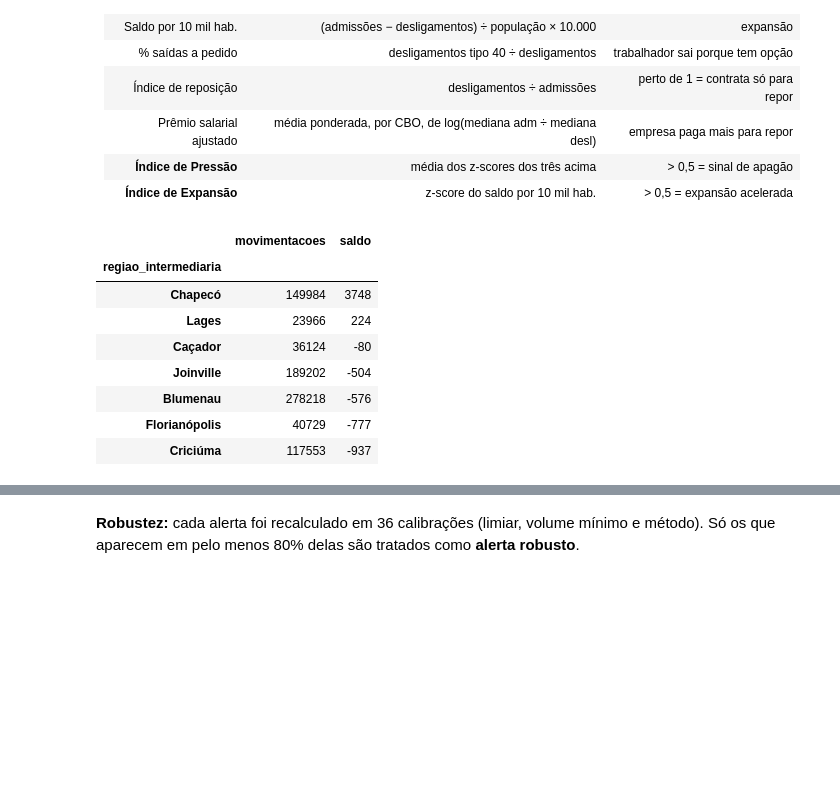
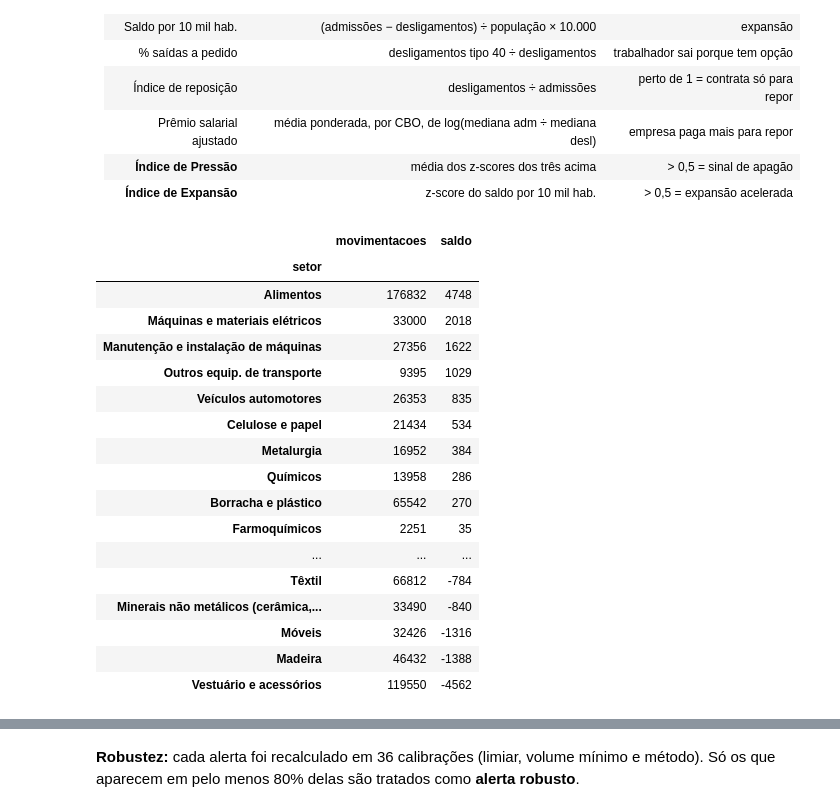
Before and after one commit to kiraabin/raio-x-industrial-sc-datathon-kirasapiens-unisenai, a Jupyter notebook: notebooks/raio_x_industria_sc.ipynb, the cells around one changed output, grey strips where cells are left out. Drawn from its saved outputs; the diff is of its cells as text; code cells hidden in the pictures; blank space fills up the shorter version.

```diff
--- a/notebooks/raio_x_industria_sc.ipynb
+++ b/notebooks/raio_x_industria_sc.ipynb
@@ -258,16 +261,25 @@ pd.crosstab(x['macrofamilia'], x['grande_grupo']).loc[:, lambda t: t.sum() > 100
 | **Índice de Expansão** | z-score do saldo por 10 mil hab. | > 0,5 = expansão acelerada |
 # %%
 saldo = lambda s: 2 * s.sum() - len(s)
-r = ind.groupby('regiao_intermediaria', observed=True)['admissao'].agg(movimentacoes='size', saldo=saldo)
-r.sort_values('saldo', ascending=False)
+s = ind.groupby('setor', observed=True)['admissao'].agg(movimentacoes='size', saldo=saldo)
+s.sort_values('saldo', ascending=False)
 # %% [output]
 |  | movimentacoes | saldo |
-| regiao_intermediaria |  |  |
-| Chapecó | 149984 | 3748 |
-| Lages | 23966 | 224 |
-| Caçador | 36124 | -80 |
-| Joinville | 189202 | -504 |
-| Blumenau | 278218 | -576 |
-| Florianópolis | 40729 | -777 |
-| Criciúma | 117553 | -937 |
+| setor |  |  |
+| Alimentos | 176832 | 4748 |
+| Máquinas e materiais elétricos | 33000 | 2018 |
+| Manutenção e instalação de máquinas | 27356 | 1622 |
+| Outros equip. de transporte | 9395 | 1029 |
+| Veículos automotores | 26353 | 835 |
+| Celulose e papel | 21434 | 534 |
+| Metalurgia | 16952 | 384 |
+| Químicos | 13958 | 286 |
+| Borracha e plástico | 65542 | 270 |
+| Farmoquímicos | 2251 | 35 |
+| ... | ... | ... |
+| Têxtil | 66812 | -784 |
+| Minerais não metálicos (cerâmica,... | 33490 | -840 |
+| Móveis | 32426 | -1316 |
+| Madeira | 46432 | -1388 |
+| Vestuário e acessórios | 119550 | -4562 |
 # %%
```
Also changed, not shown: parts of 17 cells of this notebook, 29 other files.
